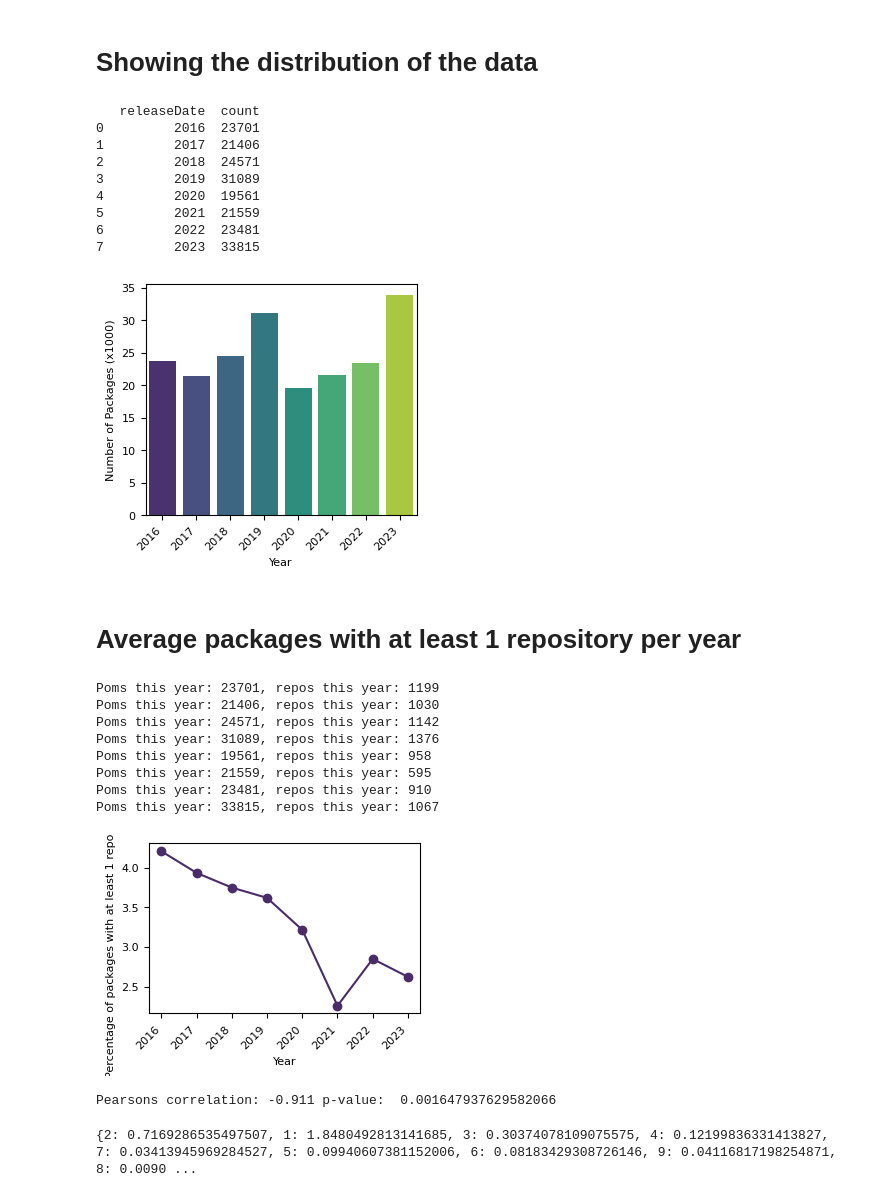
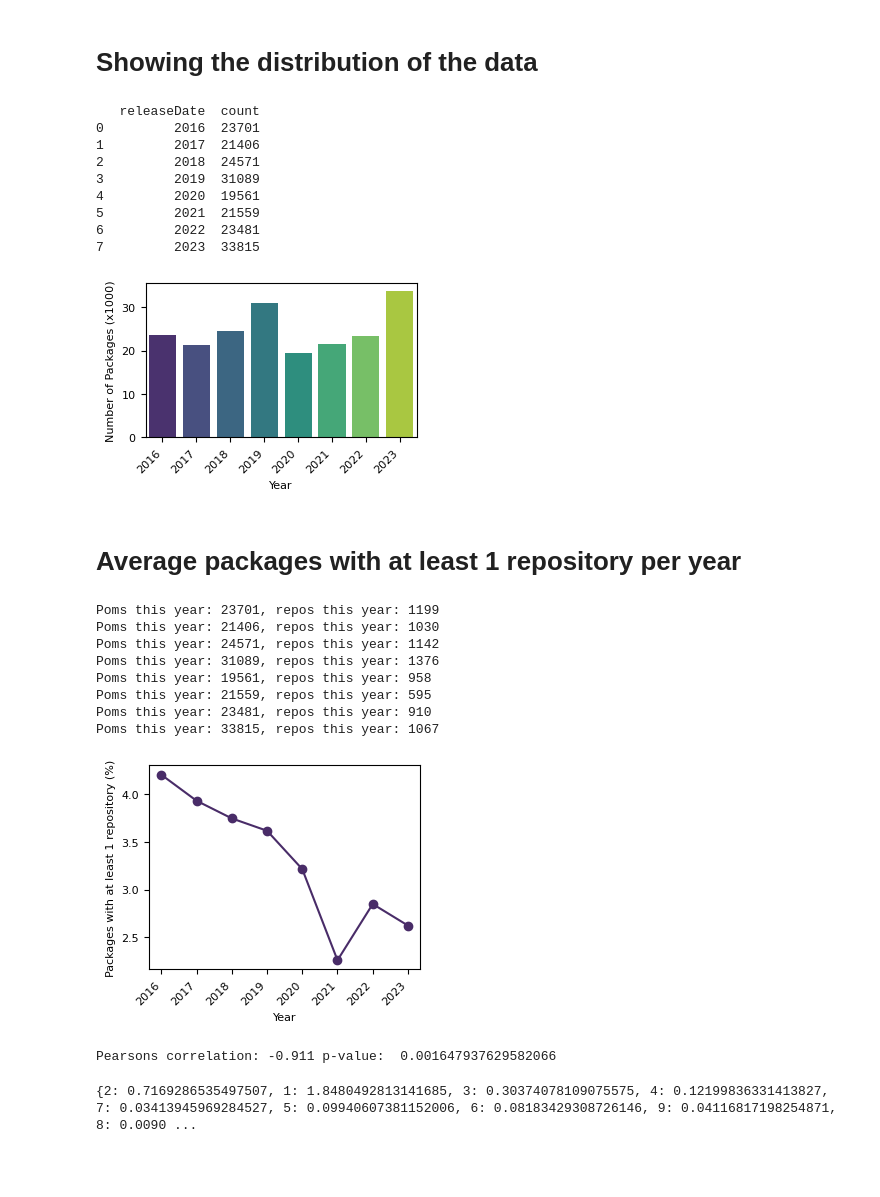
Before and after one commit to JSandifort/MavenReposAnalysis, a Jupyter notebook: maven_repo_analysis.ipynb, the cells around one changed output. Saved outputs shown, nothing was run; the diff lists cells and outputs as text; code cells hidden in the pictures; blank space fills up the shorter version.

```diff
--- a/maven_repo_analysis.ipynb
+++ b/maven_repo_analysis.ipynb
@@ -72,33 +72,33 @@ all_poms_repos: 16781
 # %%
 df = all_poms.copy()
 df['releaseDate'] = pd.to_datetime(df['releaseDate'])
 
 # Group by year and count the rows
 yearly_counts_v2 = df.groupby(df['releaseDate'].dt.year).size().reset_index(name='count')
 
 # Display the result
 print(yearly_counts_v2)
 
-plt.figure(figsize=(3.5, 3))
+plt.figure(figsize=(3.5, 2))
 ax = sns.barplot(x="releaseDate", y="count", data=yearly_counts_v2, palette='viridis')
 ax.set_xticklabels(ax.get_xticklabels(), rotation=45, horizontalalignment='right', fontsize=8)
 plt.xticks(fontsize=8)
 plt.yticks(fontsize=8)
 ax.yaxis.set_major_formatter(ticker.FuncFormatter(lambda x, pos: '{:,.0f}'.format(x/1000)))
 plt.xlabel('Year', fontsize=8)
 plt.ylabel('Number of Packages (x1000)', fontsize=8)
 plt.show()
 # %% [output]
    releaseDate  count
 0         2016  23701
 1         2017  21406
 2         2018  24571
 3         2019  31089
 4         2020  19561
 5         2021  21559
 6         2022  23481
 7         2023  33815
-[figure, old version]
+[figure, new version]
 # %% [markdown]
 # Average packages with at least 1 repository per year
 # %%
@@ -147,14 +147,14 @@ for year, group in grouped:
     years[year] = percentage
 
 # Plotting
-plt.figure(figsize=(3.5, 2.5))
+plt.figure(figsize=(3.5, 3))
 plt.subplots_adjust(bottom=0.2)
 plt.plot(list(years.keys()), years.values(), label='Combined', color='#492c68', marker='o')
 plt.xticks(list(years.keys()), rotation=45, horizontalalignment='right', fontsize=8)
 plt.xticks(fontsize=8)
 plt.yticks(fontsize=8)
 plt.xlabel('Year', fontsize=8)
-plt.ylabel('Percentage of packages with at least 1 repository (%)', fontsize=8)
+plt.ylabel('Packages with at least 1 repository (%)', fontsize=8)
 plt.show()
 
 corr, p_val = pearsonr(list(years.keys()), list(years.values()))
@@ -168,7 +168,7 @@ Poms this year: 19561, repos this year: 958
 Poms this year: 21559, repos this year: 595
 Poms this year: 23481, repos this year: 910
 Poms this year: 33815, repos this year: 1067
-[figure, old version]
+[figure, new version]
 Pearsons correlation: -0.911 p-value:  0.001647937629582066
 # %%
 def calc_and_plot_exact_repo_percentage(repos):
```
Also changed, not shown: parts of 15 cells of this notebook.
